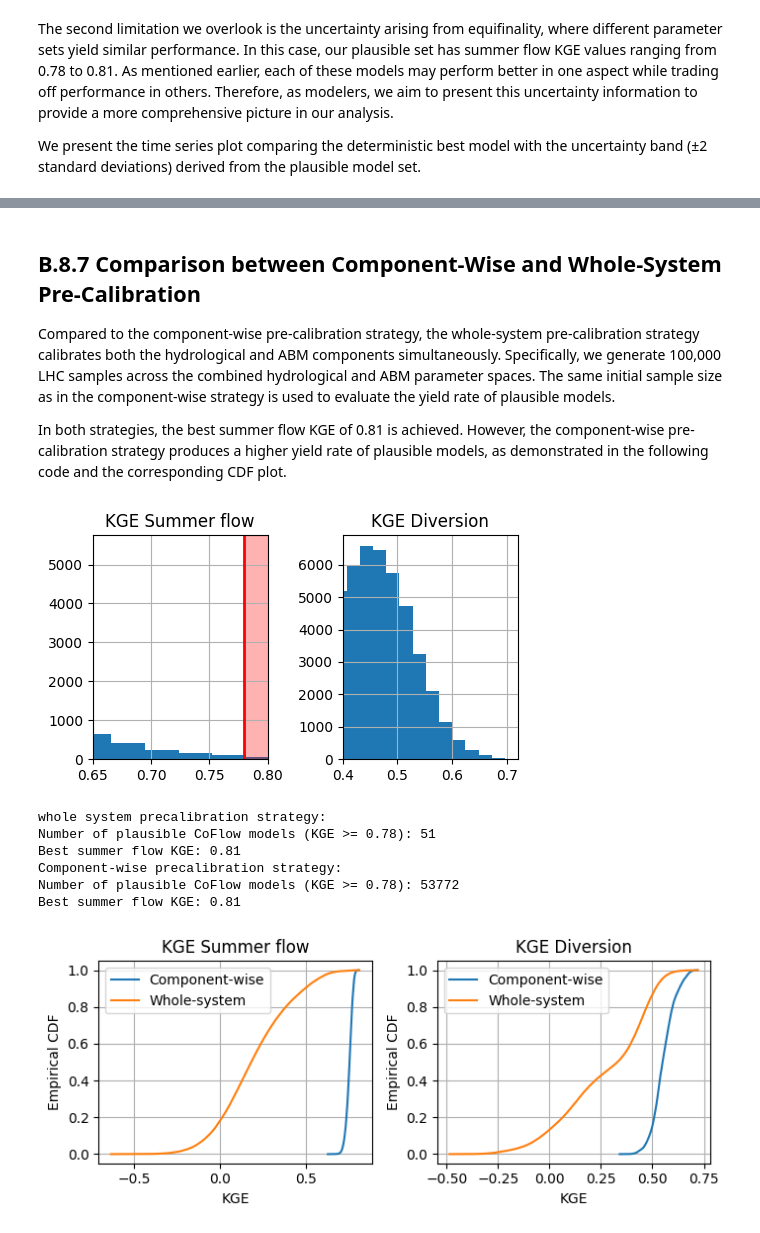
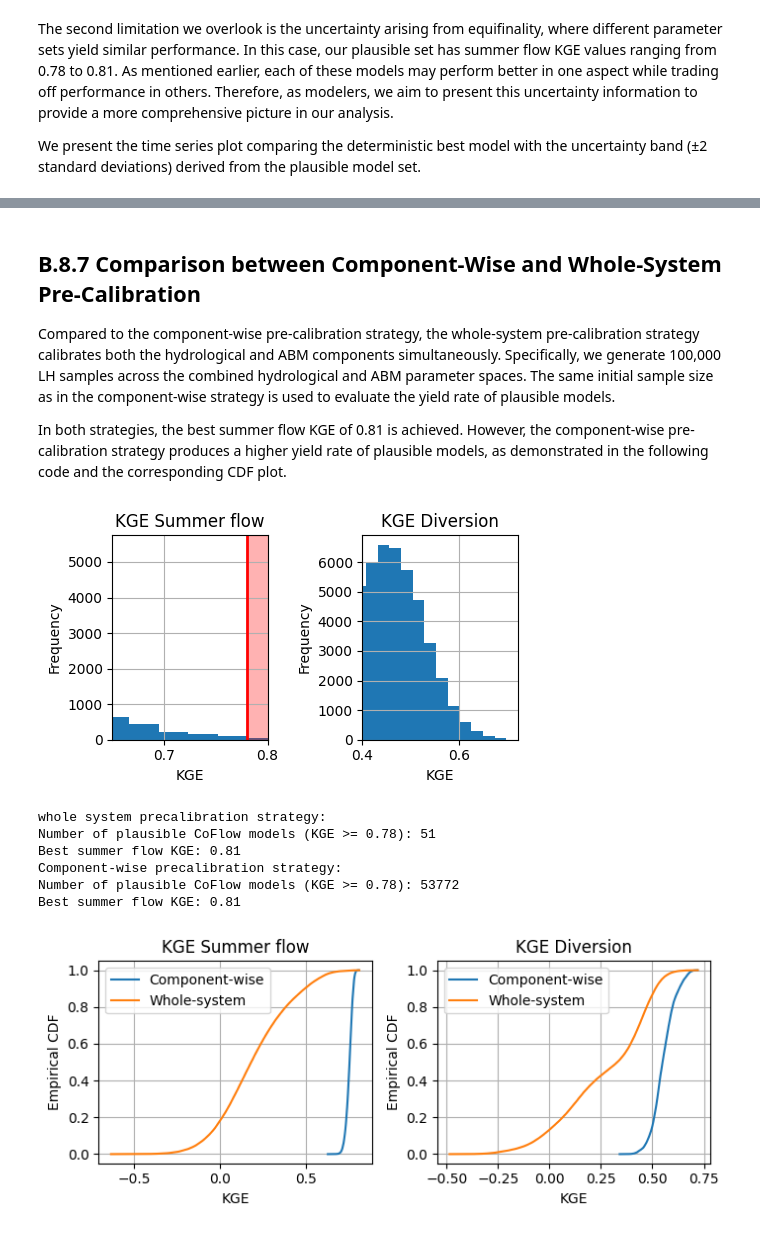
Before and after one commit to cylin928/PreCalibration-CoFlow, a Jupyter notebook: precalibration.ipynb, the cells around one changed output, grey strips where cells are left out. Cells and saved outputs as stored; diff of their text form; code cells hidden in the pictures.

```diff
--- a/precalibration.ipynb
+++ b/precalibration.ipynb
@@ -664,7 +689,7 @@ plt.show()
 # %% [markdown]
 ## B.8.7 Comparison between Component-Wise and Whole-System Pre-Calibration
 
-Compared to the component-wise pre-calibration strategy, the whole-system pre-calibration strategy calibrates both the hydrological and ABM components simultaneously. Specifically, we generate 100,000 LHC samples across the combined hydrological and ABM parameter spaces. The same initial sample size as in the component-wise strategy is used to evaluate the yield rate of plausible models.
+Compared to the component-wise pre-calibration strategy, the whole-system pre-calibration strategy calibrates both the hydrological and ABM components simultaneously. Specifically, we generate 100,000 LH samples across the combined hydrological and ABM parameter spaces. The same initial sample size as in the component-wise strategy is used to evaluate the yield rate of plausible models.
 
 In both strategies, the best summer flow KGE of 0.81 is achieved. However, the component-wise pre-calibration strategy produces a higher yield rate of plausible models, as demonstrated in the following code and the corresponding CDF plot.
 # %%
@@ -673,34 +698,38 @@ df_whole = read_parquet(pn.get("whole_system_precalibration", "output", "precali
 df_ensemble = read_parquet(pn.get("component_wise_precalibration_hyabm", "output", "component_wise_precalibration_hyabm_135347_metrics.parquet"))
 
 
 fig, axes = plt.subplots(nrows=1, ncols=2, figsize=(5, 3))
 
 df_whole[["KGE_G(789)", "KGE_Div"]].hist(bins=50, ax=axes)
 
 ax = axes[0]
 ax.set_title("KGE Summer flow")
+ax.set_xlabel("KGE")
+ax.set_ylabel("Frequency")
 ax.axvline(0.78, c="red", lw=2, label="Deterministic best")
 ax.axvspan(0.78, ax.get_xlim()[1], color='red', alpha=0.3)  # shaded region
 ax.set_xlim((0.65, 0.8))
 
 ax = axes[1]
 ax.set_title("KGE Diversion")
+ax.set_xlabel("KGE")
+ax.set_ylabel("Frequency")
 #ax.axvline(0.6, c="r")
 #ax.axvspan(0.6, ax.get_xlim()[1], color='red', alpha=0.3)  # shaded region
 ax.set_xlim((0.4, 0.72))
 
 plt.tight_layout()
 plt.show()
 
 print("whole system precalibration strategy:")
 print("Number of plausible CoFlow models (KGE >= 0.78):", sum(df_whole["KGE_G(789)"] >= 0.78))
 print("Best summer flow KGE:", round(df_whole["KGE_G(789)"].max(), 2))
 
 print("Component-wise precalibration strategy:")
 print("Number of plausible CoFlow models (KGE >= 0.78):", sum(df_ensemble["KGE_G(789)"] >= 0.78))
 print("Best summer flow KGE:", round(df_ensemble["KGE_G(789)"].max(), 2))
 # %% [output]
-[figure, old version]
+[figure, new version]
 whole system precalibration strategy:
 Number of plausible CoFlow models (KGE >= 0.78): 51
 Best summer flow KGE: 0.81
```
Also changed, not shown: parts of 17 cells of this notebook, 3 other files.
